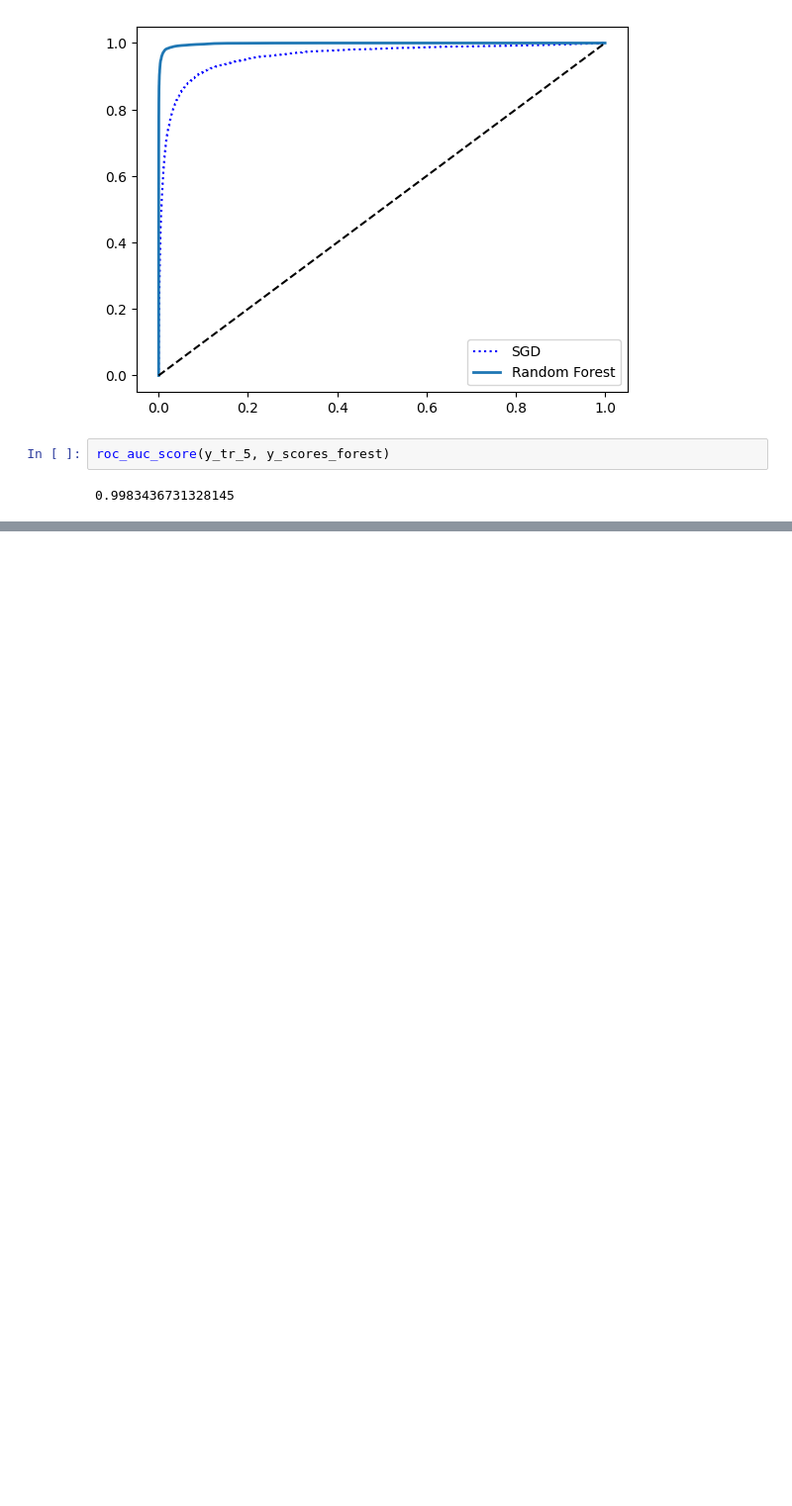
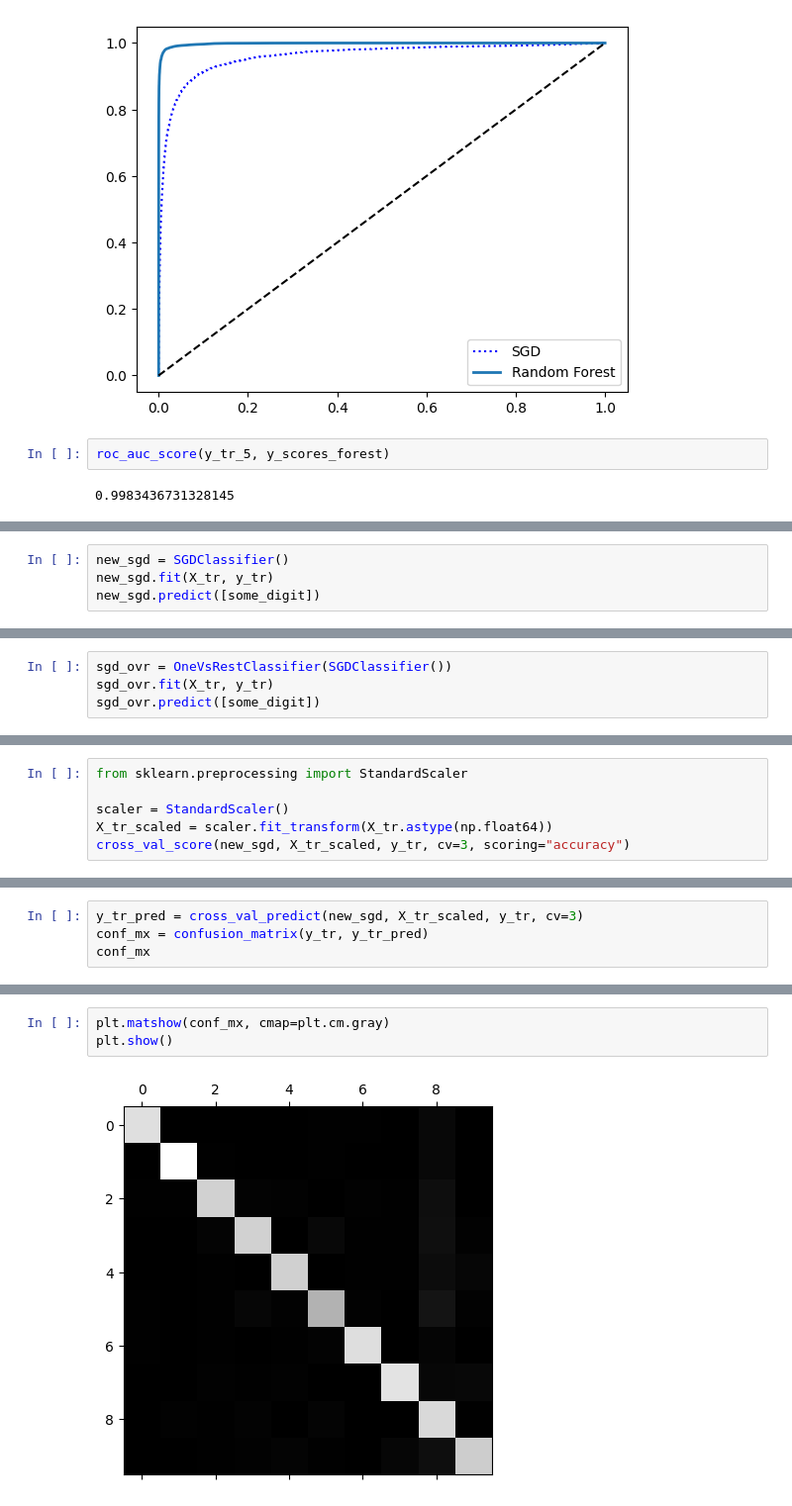
Before and after one commit to nudin10/machine-learning, a Jupyter notebook: chp3/untitled.ipynb, the cells around one changed output, grey strips where cells are left out. Shown: that part at 99% size. Saved outputs shown, nothing was run; the diff lists cells and outputs as text; blank space fills up the shorter version.

```diff
--- a/chp3/untitled.ipynb
+++ b/chp3/untitled.ipynb
@@ -233,0 +277,4 @@ roc_auc_score(y_tr_5, y_scores_forest)
+# %%
+new_sgd = SGDClassifier()
+new_sgd.fit(X_tr, y_tr)
+new_sgd.predict([some_digit])
@@ -233,0 +295,4 @@ roc_auc_score(y_tr_5, y_scores_forest)
+# %%
+sgd_ovr = OneVsRestClassifier(SGDClassifier())
+sgd_ovr.fit(X_tr, y_tr)
+sgd_ovr.predict([some_digit])
@@ -233,0 +312,6 @@ roc_auc_score(y_tr_5, y_scores_forest)
+# %%
+from sklearn.preprocessing import StandardScaler
+
+scaler = StandardScaler()
+X_tr_scaled = scaler.fit_transform(X_tr.astype(np.float64))
+cross_val_score(new_sgd, X_tr_scaled, y_tr, cv=3, scoring="accuracy")
@@ -233,0 +320,4 @@ roc_auc_score(y_tr_5, y_scores_forest)
+# %%
+y_tr_pred = cross_val_predict(new_sgd, X_tr_scaled, y_tr, cv=3)
+conf_mx = confusion_matrix(y_tr, y_tr_pred)
+conf_mx
@@ -233,0 +336,5 @@ roc_auc_score(y_tr_5, y_scores_forest)
+# %%
+plt.matshow(conf_mx, cmap=plt.cm.gray)
+plt.show()
+# %% [output]
+[figure, added]
```
Also changed, not shown: parts of 15 cells of this notebook.
